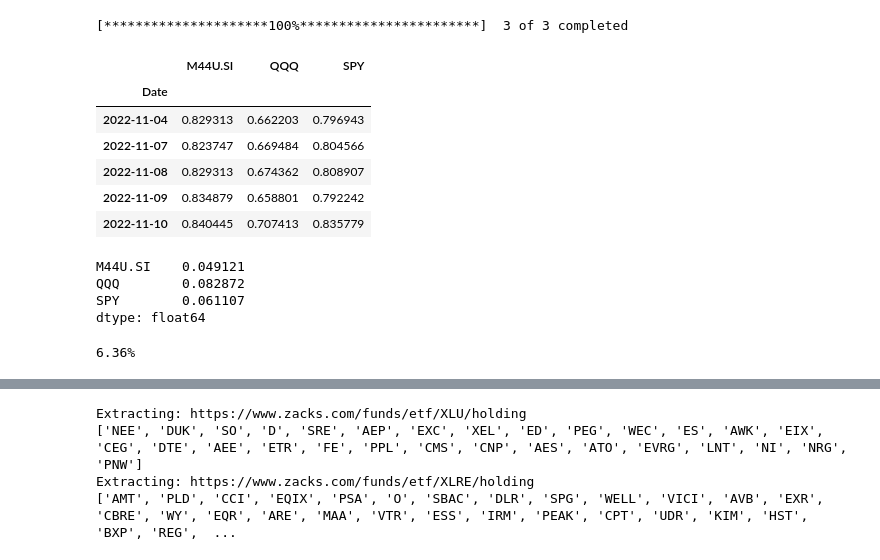
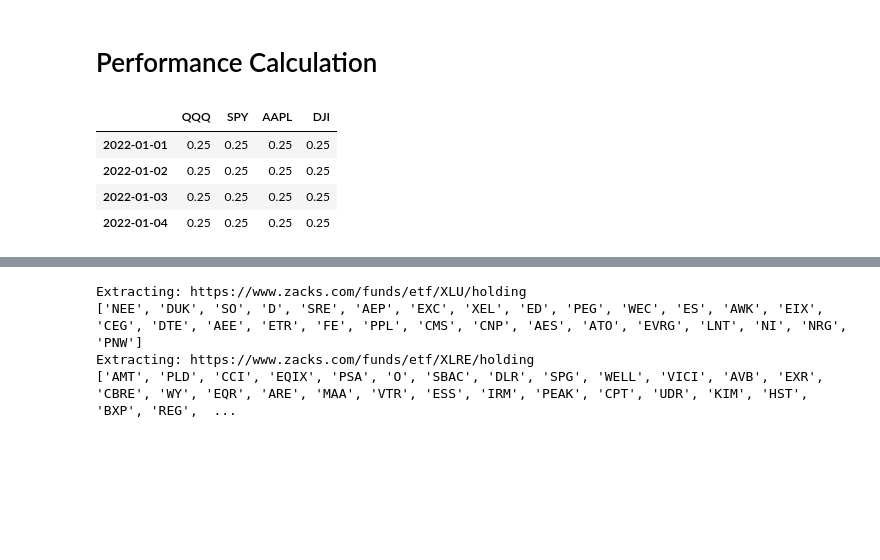
Before and after one commit to typokills/Coding_Projects, a Jupyter notebook: Finance Workspace.ipynb, the cells around one changed output, grey strips where cells are left out. Saved outputs shown, nothing was run; the diff lists cells and outputs as text; code cells hidden in the pictures; blank space fills up the shorter version.

```diff
--- a/Finance Workspace.ipynb
+++ b/Finance Workspace.ipynb
@@ -36,25 +10,18 @@ get_data(stock_list,'2022-01-01','2022-11-11','Adj Close')
-# %%
-price_data = get_data(stock_list,'2022-01-01','2022-11-11','Adj Close')
-price_data = price_data / price_data.iloc[0,:]
-price_data.tail()
-# %% [output]
-[*********************100%***********************]  3 of 3 completed
-|  | M44U.SI | QQQ | SPY |
-| Date |  |  |  |
-| 2022-11-04 | 0.829313 | 0.662203 | 0.796943 |
-| 2022-11-07 | 0.823747 | 0.669484 | 0.804566 |
-| 2022-11-08 | 0.829313 | 0.674362 | 0.808907 |
-| 2022-11-09 | 0.834879 | 0.658801 | 0.792242 |
-| 2022-11-10 | 0.840445 | 0.707413 | 0.835779 |
-# %%
-price_data.std()
-# %% [output]
-M44U.SI    0.049121
-QQQ        0.082872
-SPY        0.061107
-dtype: float64
-# %%
-weighted_risk = price_data.std() * lst_weights
-print("{:.2%}".format(weighted_risk.sum()))
-# %% [output]
-6.36%
+# %% [markdown]
+# Performance Calculation
+# %%
+df_weight = pd.read_excel(r'C:\Users\chins\Downloads\Finance_Test_File.xlsx')
+df_weight.set_index('Date',inplace=True)
+
+start_date = min(df_weight.index.strftime('%Y-%m-%d'))
+end_date = max(df_weight.index.strftime('%Y-%m-%d'))
+time_period = pd.date_range(start_date,end_date)
+
+df_weight = df_weight.reindex(time_period,method='nearest')
+df_weight.head()
+# %% [output]
+|  | QQQ | SPY | AAPL | DJI |
+| 2022-01-01 | 0.25 | 0.25 | 0.25 | 0.25 |
+| 2022-01-02 | 0.25 | 0.25 | 0.25 | 0.25 |
+| 2022-01-03 | 0.25 | 0.25 | 0.25 | 0.25 |
+| 2022-01-04 | 0.25 | 0.25 | 0.25 | 0.25 |
```
Also changed, not shown: parts of 14 cells of this notebook, 1 other file.
